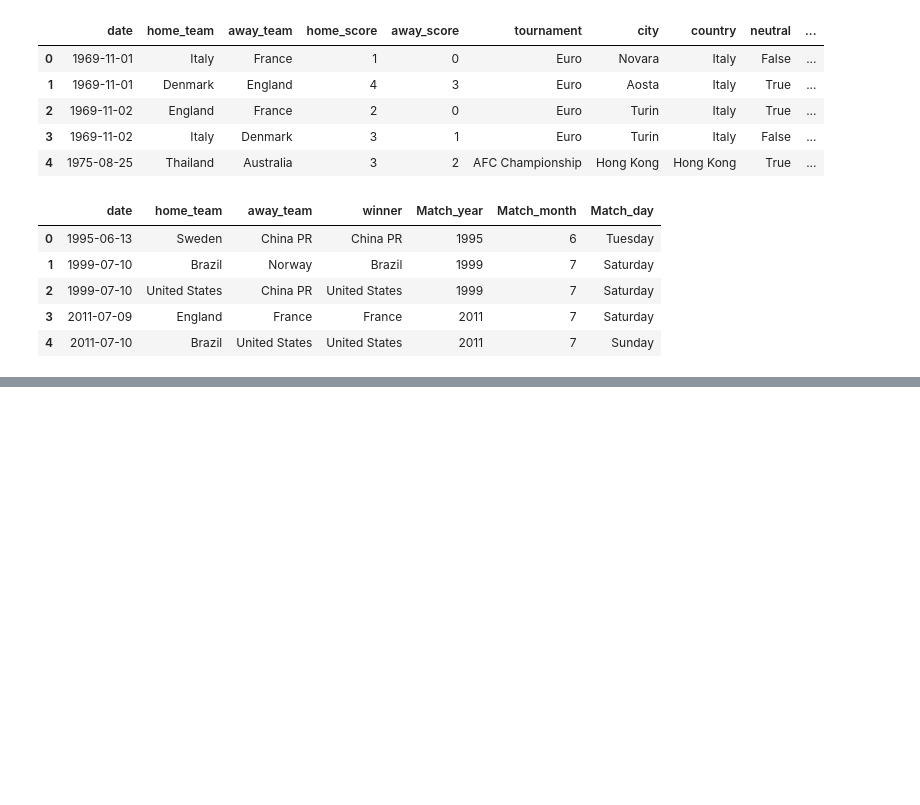
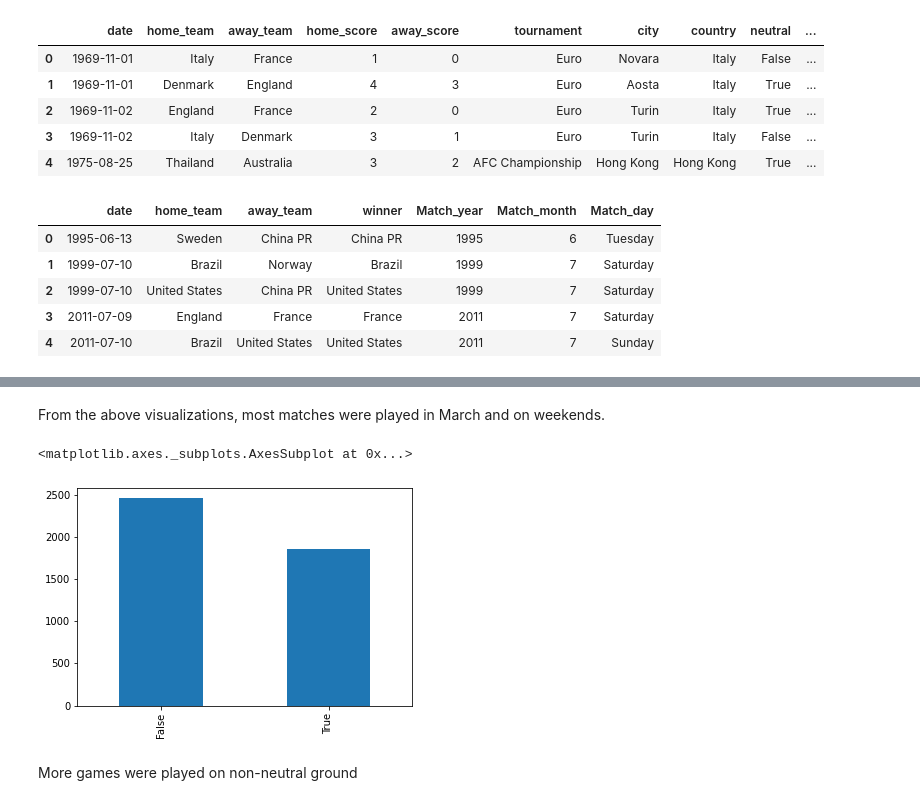
Before and after one commit to nagamouni/Capstone_project_ridge_lasso, a Jupyter notebook: Hamoye_Capstone_Project.ipynb, the cells around one changed output, grey strips where cells are left out. Saved outputs shown, nothing was run; the diff lists cells and outputs as text; code cells hidden in the pictures; blank space fills up the shorter version.

```diff
--- a/Hamoye_Capstone_Project.ipynb
+++ b/Hamoye_Capstone_Project.ipynb
@@ -175,0 +171,9 @@ df_shootouts.describe(include='all')
+# %% [markdown]
+From the above visualizations, most matches were played in March and on weekends.
+# %%
+df_results['neutral'].value_counts().plot(kind='bar')
+# %% [output]
+<matplotlib.axes._subplots.AxesSubplot at 0x...>
+[figure, added]
+# %% [markdown]
+More games were played on non-neutral ground
```
Also changed, not shown: parts of 56 cells of this notebook.
